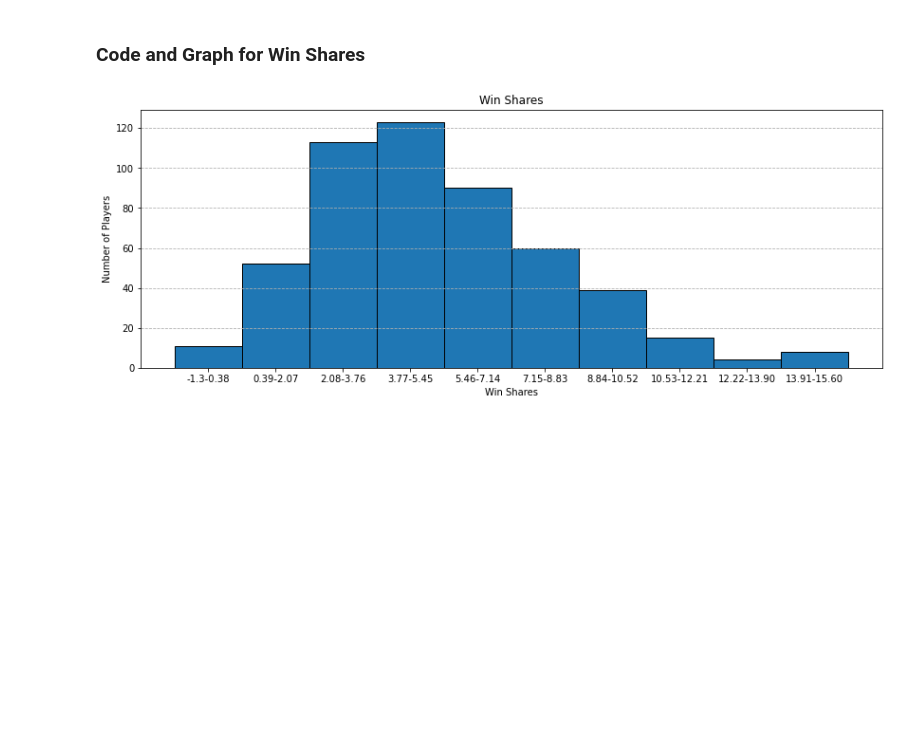
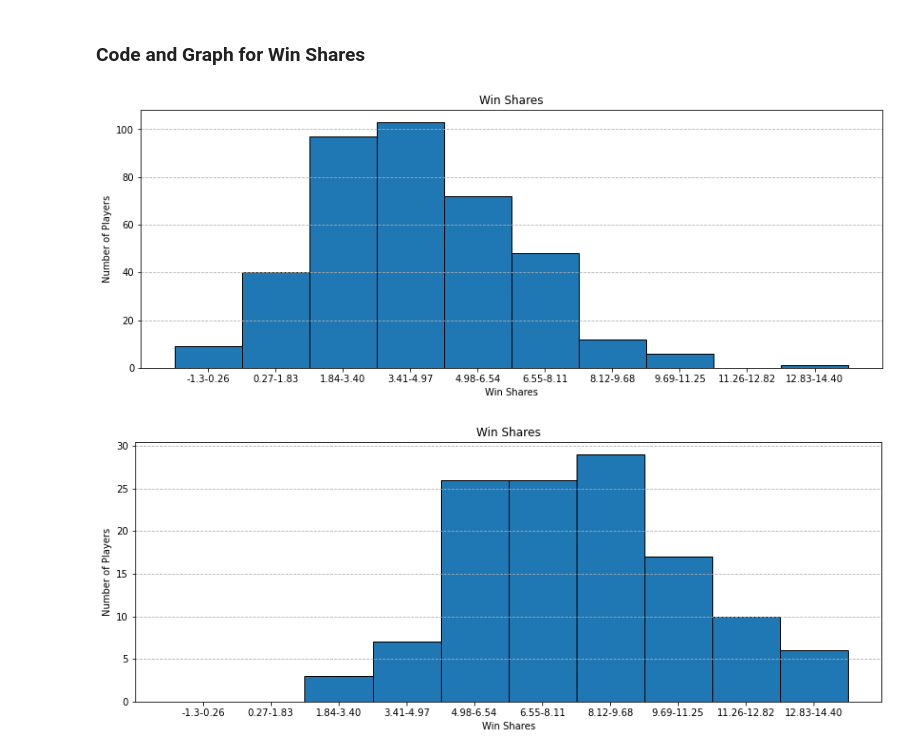
Before and after one commit to wparlan/NBA-All-Star-CPSC-322, a Jupyter notebook: BasketballEDA.ipynb, the cells around one changed output. Cells and saved outputs as stored; diff of their text form; code cells hidden in the pictures; blank space fills up the shorter version.

```diff
--- a/BasketballEDA.ipynb
+++ b/BasketballEDA.ipynb
@@ -48,12 +48,20 @@ Here's a series of charts looking at the distributrion of players by:
 import utils
 import plot_utils
 
-fg3 = basketball_table.get_column('FG%', False)
+fg3 = []
+allstar_fg3 = []
+for row in basketball_table.data:
+    if row[-1] == 'no':
+        fg3.append(row[0])
+    else:
+        allstar_fg3.append(row[0])
 cutoffs = utils.compute_equal_width_cutoffs(fg3, 10)
 fg3_freqs = utils.compute_bin_frequencies(fg3, cutoffs)
+allstar_fg3_freqs = utils.compute_bin_frequencies(allstar_fg3, cutoffs)
 x_axis = []
 for i in range(len(cutoffs)-2):
     x_axis.append(f"{cutoffs[i]}-{format(cutoffs[i+1]-0.01, '.2f')}")
 x_axis.append(f"{cutoffs[i+1]}-{format(cutoffs[i+2], '.2f')}")
 plot_utils.bar_chart(x_axis, fg3_freqs, 'Field Goal Percentage', 'Percentage', 'Number of Players', grouped=True)
+plot_utils.bar_chart(x_axis, allstar_fg3_freqs, 'Allstar Field Goal Percentage', 'Percentage', 'Number of Players', grouped=True)
 # %% [output]
@@ -66,12 +80,24 @@ This provides a left skew to the data.
 # %% [markdown]
 ### Code and Graph for Steals per Game
 # %%
-steals = basketball_table.get_column('STL', False)
+# retrieve data from table
+steals = []
+allstar_steals = []
+for row in basketball_table.data:
+    if row[-1] == 'no':
+        steals.append(row[5])
+    else:
+        allstar_steals.append(row[5])
+# build cutoffs
 cutoffs = utils.compute_equal_width_cutoffs(steals, 10)
 steal_freqs = utils.compute_bin_frequencies(steals, cutoffs)
+allstar_steal_freqs = utils.compute_bin_frequencies(allstar_steals, cutoffs)
+# set up axis
 x_axis = []
 for i in range(len(cutoffs)-2):
     x_axis.append(f"{cutoffs[i]}-{format(cutoffs[i+1]-0.01, '.2f')}")
 x_axis.append(f"{cutoffs[i+1]}-{format(cutoffs[i+2], '.2f')}")
+# plot
 plot_utils.bar_chart(x_axis, steal_freqs, 'Steals per Game', 'Steals', 'Number of Players', grouped=True)
+plot_utils.bar_chart(x_axis, allstar_steal_freqs, 'Steals per Game', 'Steals', 'Number of Players', grouped=True)
 # %% [output]
@@ -83,15 +113,26 @@ Although the data looks fairly normal around the mean and mode, the data is skew
 # %% [markdown]
 ### Code and Graph for Win Shares
 # %%
-win_shares = basketball_table.get_column('WS', False)
+# retrieve data from table
+win_shares = []
+allstar_ws = []
+for row in basketball_table.data:
+    if row[-1] == 'no':
+        win_shares.append(row[10])
+    else:
+        allstar_ws.append(row[10])
+# build cutoffscutoffs = utils.compute_equal_width_cutoffs(win_shares, 10)
 cutoffs = utils.compute_equal_width_cutoffs(win_shares, 10)
 ws_freqs = utils.compute_bin_frequencies(win_shares, cutoffs)
+allstar_ws_freqs = utils.compute_bin_frequencies(allstar_ws, cutoffs)
 x_axis = []
 for i in range(len(cutoffs)-2):
     x_axis.append(f"{cutoffs[i]}-{format(cutoffs[i+1]-0.01, '.2f')}")
 x_axis.append(f"{cutoffs[i+1]}-{format(cutoffs[i+2], '.2f')}")
 plot_utils.bar_chart(x_axis, ws_freqs, 'Win Shares', 'Win Shares', 'Number of Players', grouped=True)
+plot_utils.bar_chart(x_axis, allstar_ws_freqs, 'Win Shares', 'Win Shares', 'Number of Players', grouped=True)
 # %% [output]
-[figure, old version]
+[figure, new version]
+[figure, added]
 # %% [markdown]
 ## Win Share Analysis
```
Also changed, not shown: parts of 7 cells of this notebook, 3 other files.
